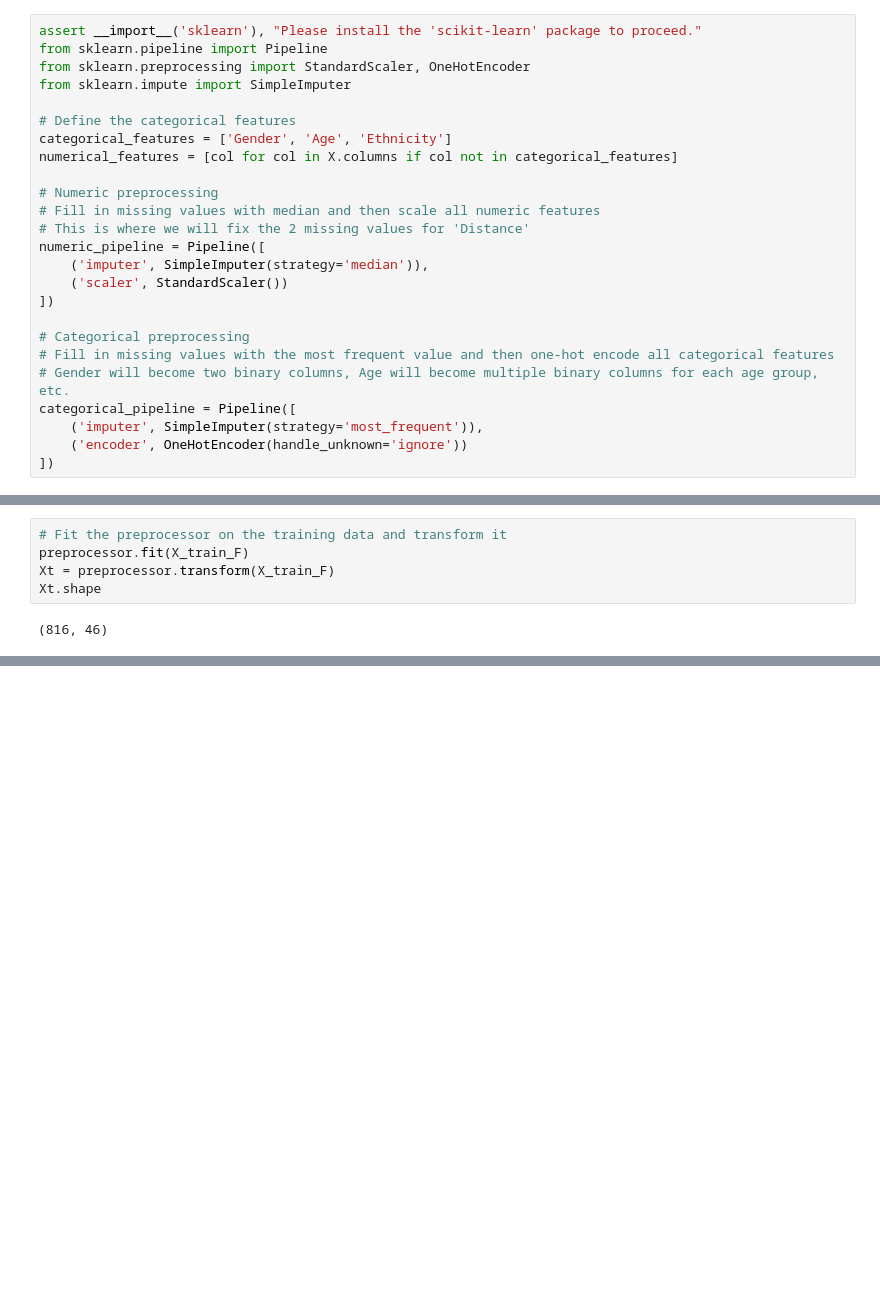
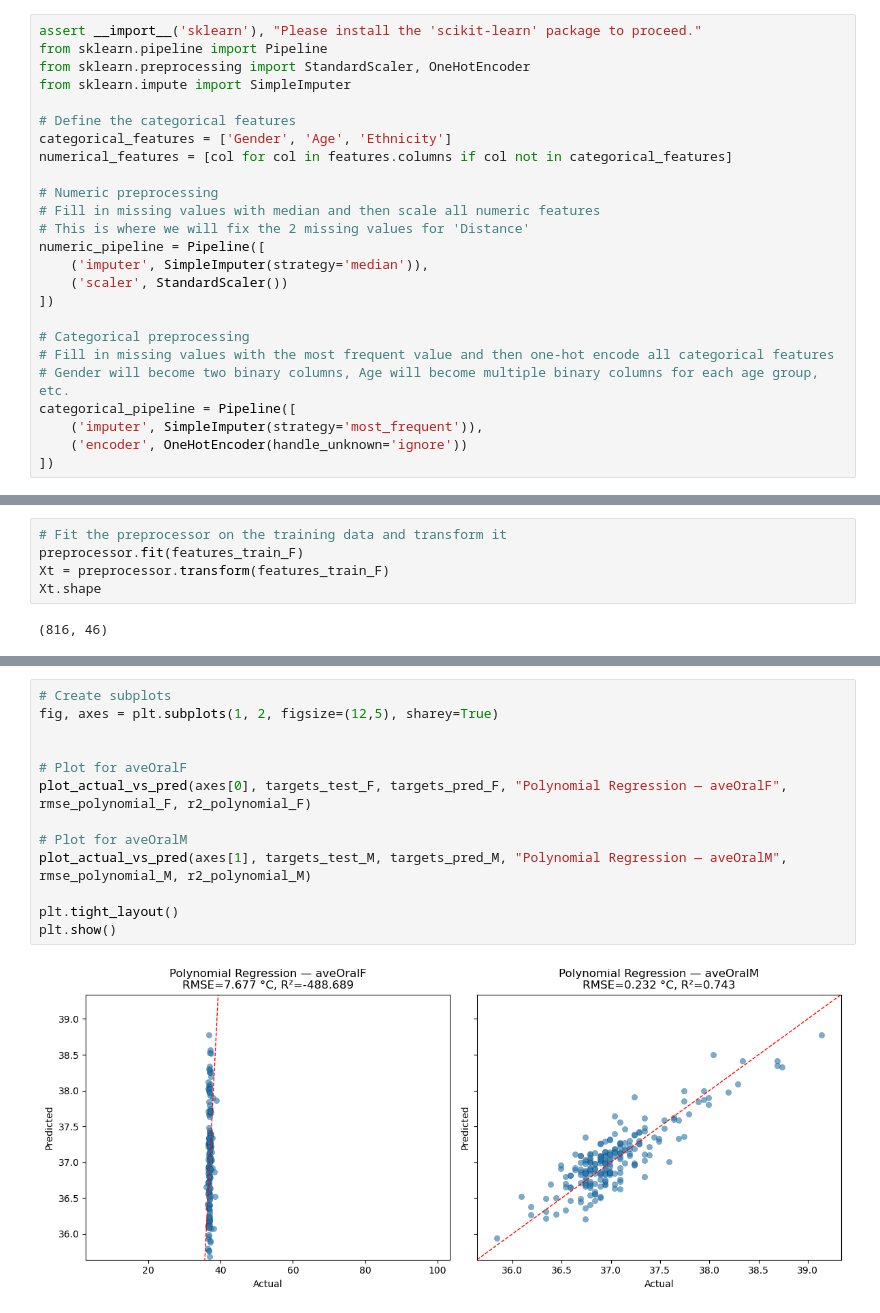
Before and after one commit to zombonline/MachineLearningCoursework, a Jupyter notebook: coursework.ipynb, the cells around one changed output, grey strips where cells are left out. Drawn from its saved outputs; the diff is of its cells as text; blank space fills up the shorter version.

```diff
--- a/coursework.ipynb
+++ b/coursework.ipynb
@@ -196,7 +201,7 @@ from sklearn.impute import SimpleImputer
 
 # Define the categorical features
 categorical_features = ['Gender', 'Age', 'Ethnicity']
-numerical_features = [col for col in X.columns if col not in categorical_features]
+numerical_features = [col for col in features.columns if col not in categorical_features]
 
 # Numeric preprocessing
 # Fill in missing values with median and then scale all numeric features
@@ -235,8 +240,8 @@ X_train_M, X_test_M, y_train_M, y_test_M = train_test_split(
 )
 # %%
 # Fit the preprocessor on the training data and transform it
-preprocessor.fit(X_train_F)
-Xt = preprocessor.transform(X_train_F)
+preprocessor.fit(features_train_F)
+Xt = preprocessor.transform(features_train_F)
 Xt.shape
 # %% [output]
 (816, 46)
@@ -285,0 +365,15 @@ rmse_F, r2_F, rmse_M, r2_M
+# %%
+# Create subplots
+fig, axes = plt.subplots(1, 2, figsize=(12,5), sharey=True)
+
+
+# Plot for aveOralF
+plot_actual_vs_pred(axes[0], targets_test_F, targets_pred_F, "Polynomial Regression — aveOralF", rmse_polynomial_F, r2_polynomial_F)
+
+# Plot for aveOralM
+plot_actual_vs_pred(axes[1], targets_test_M, targets_pred_M, "Polynomial Regression — aveOralM", rmse_polynomial_M, r2_polynomial_M)
+
+plt.tight_layout()
+plt.show()
+# %% [output]
+[figure, added]
```
Also changed, not shown: parts of 41 cells of this notebook.
